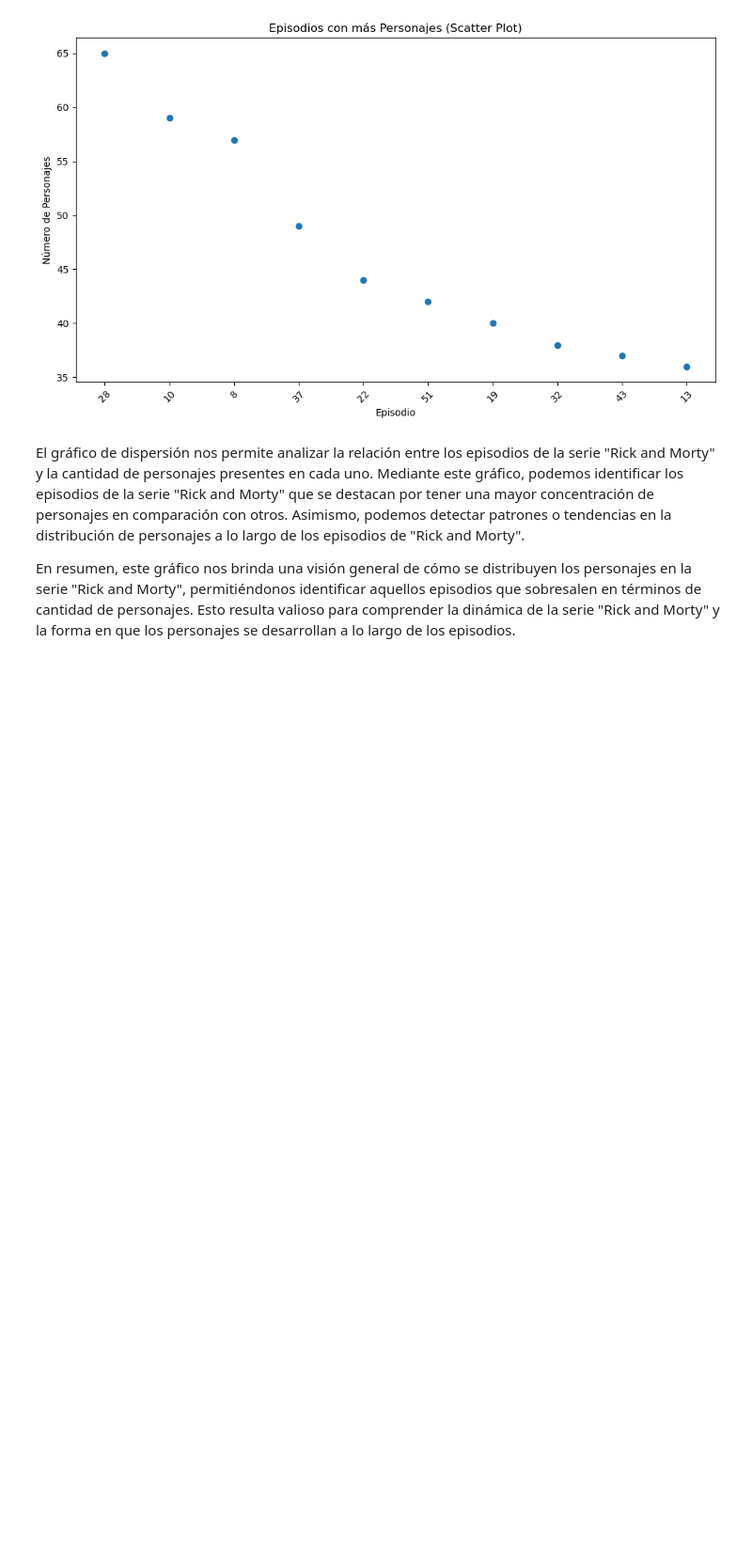
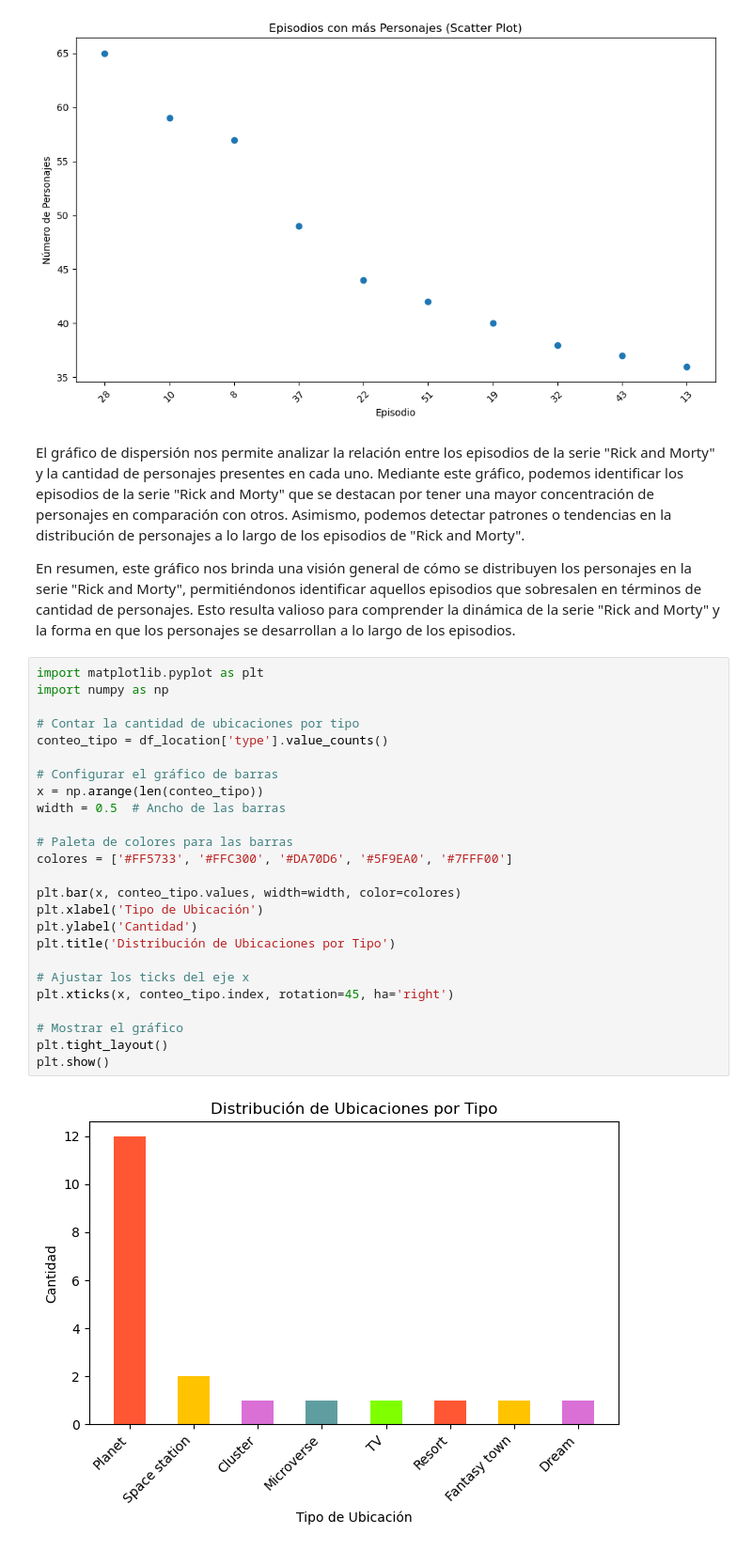
Before and after one commit to MarioCruzado8/API-RickandMorty, a Jupyter notebook: PC3 - API Rick and Morty.ipynb, the cells around one changed output. Shown at 94% size. Saved outputs shown, nothing was run; the diff lists cells and outputs as text; blank space fills up the shorter version.

Commit message:
cantidad lugares

```diff
--- a/PC3 - API Rick and Morty.ipynb
+++ b/PC3 - API Rick and Morty.ipynb
@@ -1125,3 +1125,30 @@ plt.show()
 El gráfico de dispersión nos permite analizar la relación entre los episodios de la serie "Rick and Morty" y la cantidad de personajes presentes en cada uno. Mediante este gráfico, podemos identificar los episodios de la serie "Rick and Morty" que se destacan por tener una mayor concentración de personajes en comparación con otros. Asimismo, podemos detectar patrones o tendencias en la distribución de personajes a lo largo de los episodios de "Rick and Morty".
 
 En resumen, este gráfico nos brinda una visión general de cómo se distribuyen los personajes en la serie "Rick and Morty", permitiéndonos identificar aquellos episodios que sobresalen en términos de cantidad de personajes. Esto resulta valioso para comprender la dinámica de la serie "Rick and Morty" y la forma en que los personajes se desarrollan a lo largo de los episodios.
+# %%
+import matplotlib.pyplot as plt
+import numpy as np
+
+# Contar la cantidad de ubicaciones por tipo
+conteo_tipo = df_location['type'].value_counts()
+
+# Configurar el gráfico de barras
+x = np.arange(len(conteo_tipo))
+width = 0.5  # Ancho de las barras
+
+# Paleta de colores para las barras
+colores = ['#FF5733', '#FFC300', '#DA70D6', '#5F9EA0', '#7FFF00']
+
+plt.bar(x, conteo_tipo.values, width=width, color=colores)
+plt.xlabel('Tipo de Ubicación')
+plt.ylabel('Cantidad')
+plt.title('Distribución de Ubicaciones por Tipo')
+
+# Ajustar los ticks del eje x
+plt.xticks(x, conteo_tipo.index, rotation=45, ha='right')
+
+# Mostrar el gráfico
+plt.tight_layout()
+plt.show()
+# %% [output]
+[figure, added]
```
